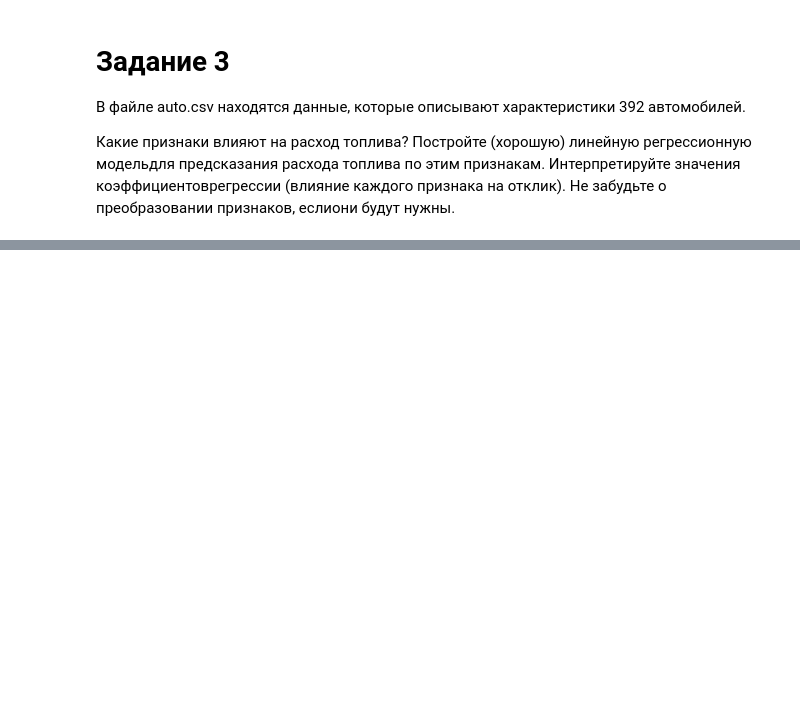
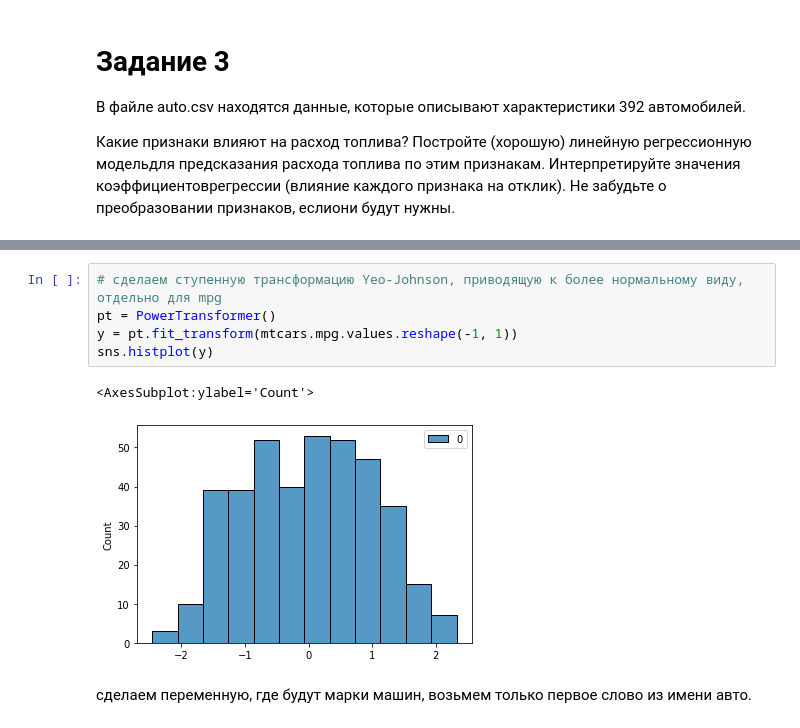
Before and after one commit to ksetdekov/HSE_DS, a Jupyter notebook: 03 Math/Stat hw4/hw4.ipynb, the cells around one changed output, grey strips where cells are left out. Saved outputs shown, nothing was run; the diff lists cells and outputs as text; blank space fills up the shorter version.

```diff
--- a/03 Math/Stat hw4/hw4.ipynb
+++ b/03 Math/Stat hw4/hw4.ipynb
@@ -262,0 +149,10 @@ MannwhitneyuResult(statistic=42.0, pvalue=0.0009356956665892771)
+# %%
+# сделаем ступенную трансформацию Yeo-Johnson, приводящую к более нормальному виду, отдельно для mpg
+pt = PowerTransformer()
+y = pt.fit_transform(mtcars.mpg.values.reshape(-1, 1))
+sns.histplot(y)
+# %% [output]
+<AxesSubplot:ylabel='Count'>
+[figure, added]
+# %% [markdown]
+сделаем переменную, где будут марки машин, возьмем только первое слово из имени авто.
```
Also changed, not shown: parts of 81 cells of this notebook.
